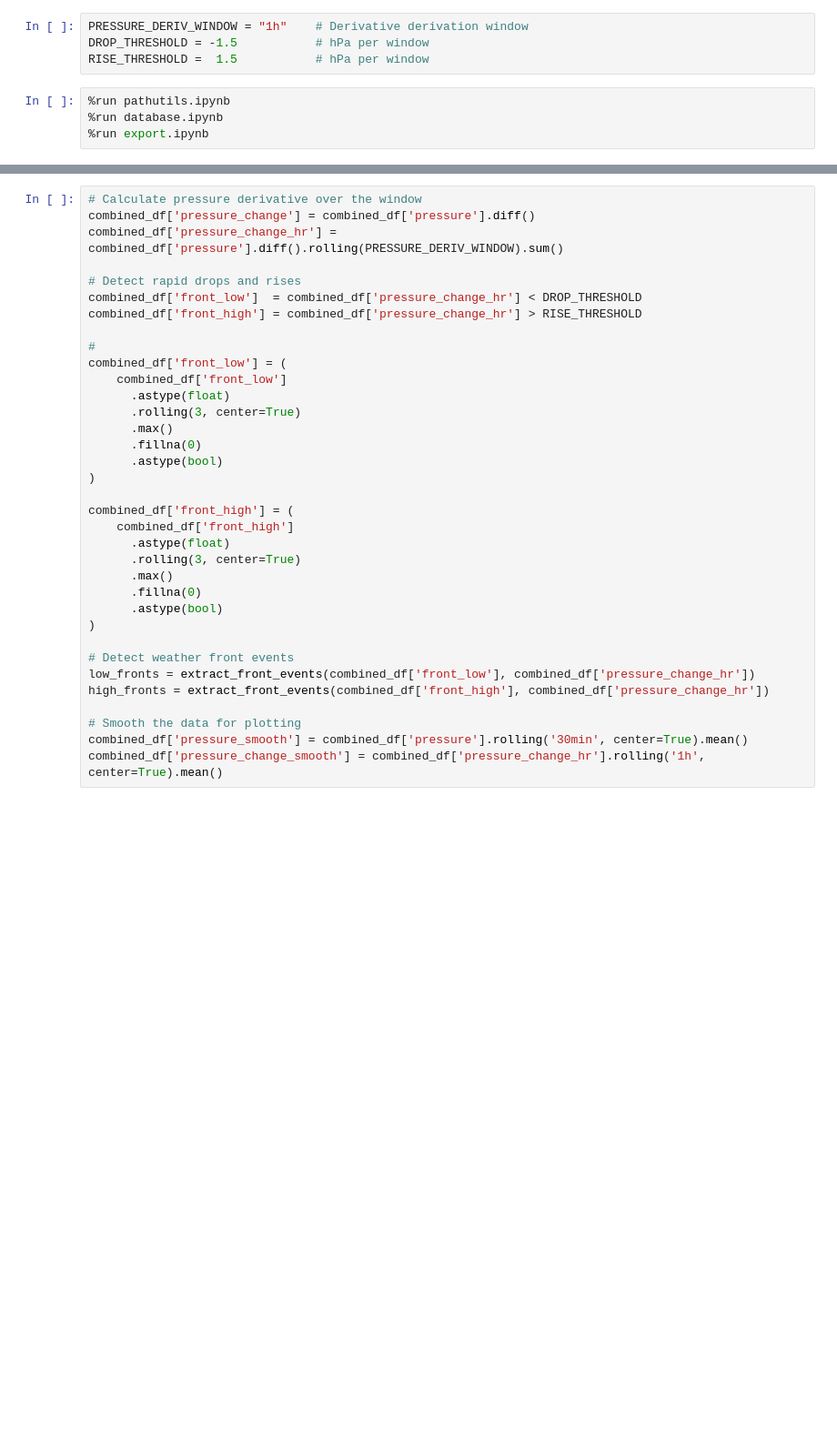
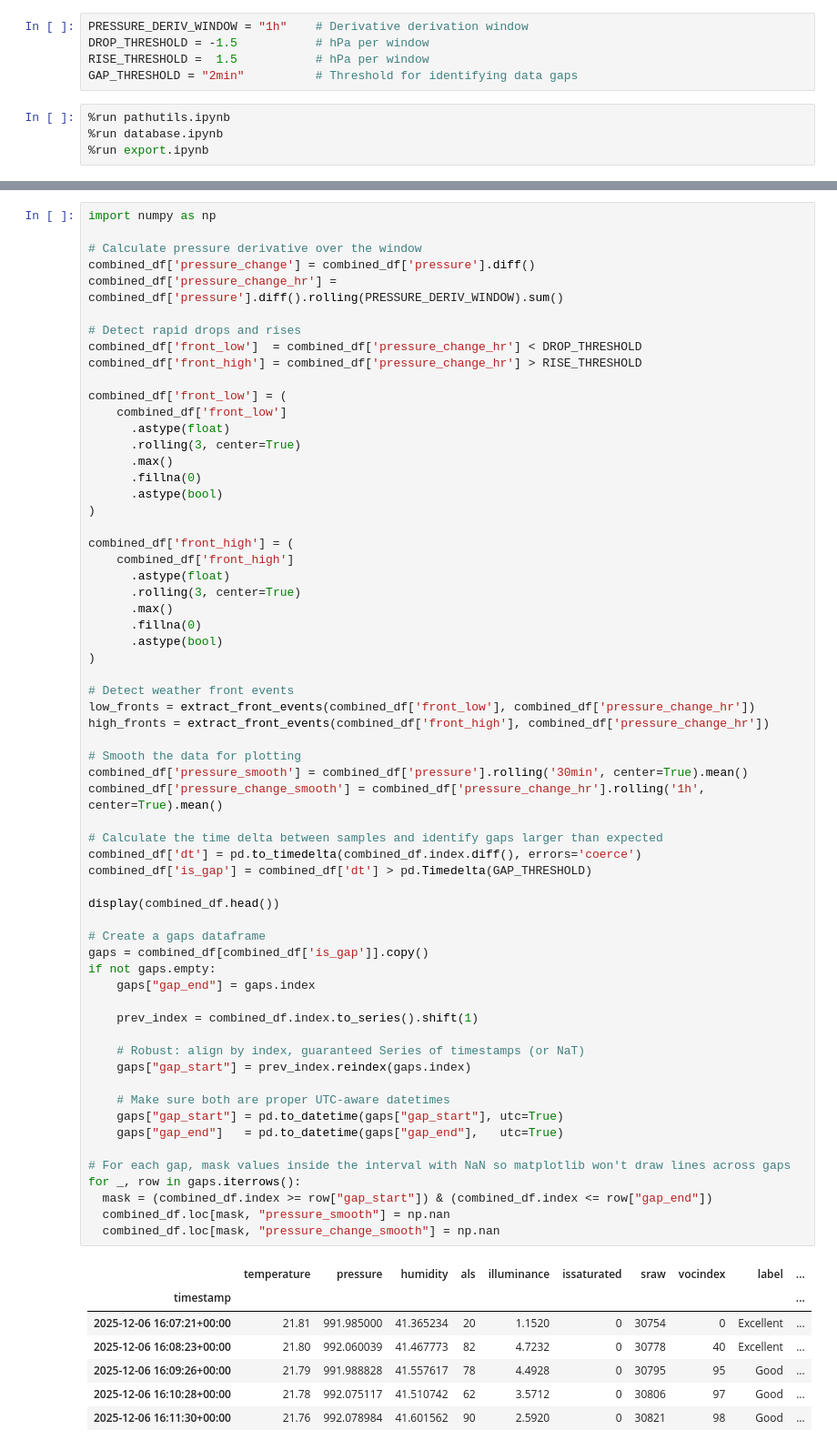
Before and after one commit to davewalker5/RPi-WeatherStation, a Jupyter notebook: reports/notebooks/pressure-event.ipynb, the cells around one changed output, grey strips where cells are left out. Shown at 91% size. Drawn from its saved outputs; the diff is of its cells as text; blank space fills up the shorter version.

Commit message:
Gap-aware charting

```diff
--- a/reports/notebooks/pressure-event.ipynb
+++ b/reports/notebooks/pressure-event.ipynb
@@ -2,6 +2,7 @@
 PRESSURE_DERIV_WINDOW = "1h"    # Derivative derivation window
 DROP_THRESHOLD = -1.5           # hPa per window
 RISE_THRESHOLD =  1.5           # hPa per window
+GAP_THRESHOLD = "2min"          # Threshold for identifying data gaps
 # %%
 %run pathutils.ipynb
 %run database.ipynb
@@ -80,38 +88,73 @@ combined_df.head()
 # %%
+import numpy as np
+
 # Calculate pressure derivative over the window
 combined_df['pressure_change'] = combined_df['pressure'].diff()
 combined_df['pressure_change_hr'] = combined_df['pressure'].diff().rolling(PRESSURE_DERIV_WINDOW).sum()
 
 # Detect rapid drops and rises
 combined_df['front_low']  = combined_df['pressure_change_hr'] < DROP_THRESHOLD
 combined_df['front_high'] = combined_df['pressure_change_hr'] > RISE_THRESHOLD
 
-#
 combined_df['front_low'] = (
     combined_df['front_low']
       .astype(float)
       .rolling(3, center=True)
       .max()
       .fillna(0)
       .astype(bool)
 )
 
 combined_df['front_high'] = (
     combined_df['front_high']
       .astype(float)
       .rolling(3, center=True)
       .max()
       .fillna(0)
       .astype(bool)
 )
 
 # Detect weather front events
 low_fronts = extract_front_events(combined_df['front_low'], combined_df['pressure_change_hr'])
 high_fronts = extract_front_events(combined_df['front_high'], combined_df['pressure_change_hr'])
 
 # Smooth the data for plotting
 combined_df['pressure_smooth'] = combined_df['pressure'].rolling('30min', center=True).mean()
 combined_df['pressure_change_smooth'] = combined_df['pressure_change_hr'].rolling('1h', center=True).mean()
+
+# Calculate the time delta between samples and identify gaps larger than expected
+combined_df['dt'] = pd.to_timedelta(combined_df.index.diff(), errors='coerce')
+combined_df['is_gap'] = combined_df['dt'] > pd.Timedelta(GAP_THRESHOLD)
+
+display(combined_df.head())
+
+# Create a gaps dataframe
+gaps = combined_df[combined_df['is_gap']].copy()
+if not gaps.empty:
+    gaps["gap_end"] = gaps.index
+
+    prev_index = combined_df.index.to_series().shift(1)
+
+    # Robust: align by index, guaranteed Series of timestamps (or NaT)
+    gaps["gap_start"] = prev_index.reindex(gaps.index)
+
+    # Make sure both are proper UTC-aware datetimes
+    gaps["gap_start"] = pd.to_datetime(gaps["gap_start"], utc=True)
+    gaps["gap_end"]   = pd.to_datetime(gaps["gap_end"],   utc=True)
+
+# For each gap, mask values inside the interval with NaN so matplotlib won't draw lines across gaps
+for _, row in gaps.iterrows():
+  mask = (combined_df.index >= row["gap_start"]) & (combined_df.index <= row["gap_end"])
+  combined_df.loc[mask, "pressure_smooth"] = np.nan
+  combined_df.loc[mask, "pressure_change_smooth"] = np.nan
+# %% [output]
+|  | temperature | pressure | humidity | als | illuminance | issaturated | sraw | vocindex | label | ... |
+| timestamp |  |  |  |  |  |  |  |  |  | ... |
+| 2025-12-06 16:07:21+00:00 | 21.81 | 991.985000 | 41.365234 | 20 | 1.1520 | 0 | 30754 | 0 | Excellent | ... |
+| 2025-12-06 16:08:23+00:00 | 21.80 | 992.060039 | 41.467773 | 82 | 4.7232 | 0 | 30778 | 40 | Excellent | ... |
+| 2025-12-06 16:09:26+00:00 | 21.79 | 991.988828 | 41.557617 | 78 | 4.4928 | 0 | 30795 | 95 | Good | ... |
+| 2025-12-06 16:10:28+00:00 | 21.78 | 992.075117 | 41.510742 | 62 | 3.5712 | 0 | 30806 | 97 | Good | ... |
+| 2025-12-06 16:11:30+00:00 | 21.76 | 992.078984 | 41.601562 | 90 | 2.5920 | 0 | 30821 | 98 | Good | ... |
 # %%
 # Get the export folder path
 export_folder_path = get_export_folder_path()
```
Also changed, not shown: parts of 4 cells of this notebook, 5 other files.
